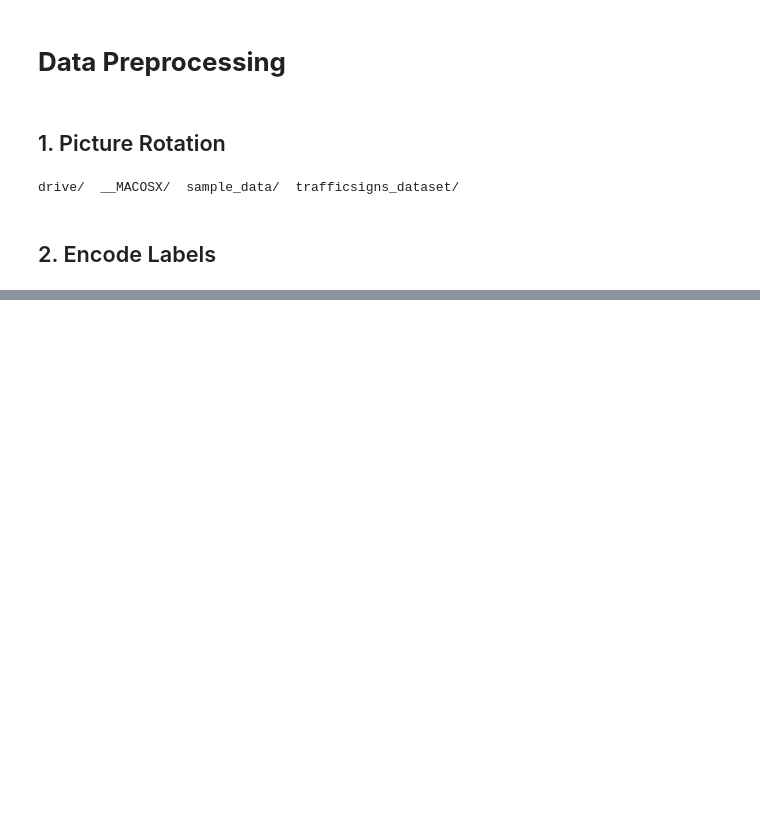
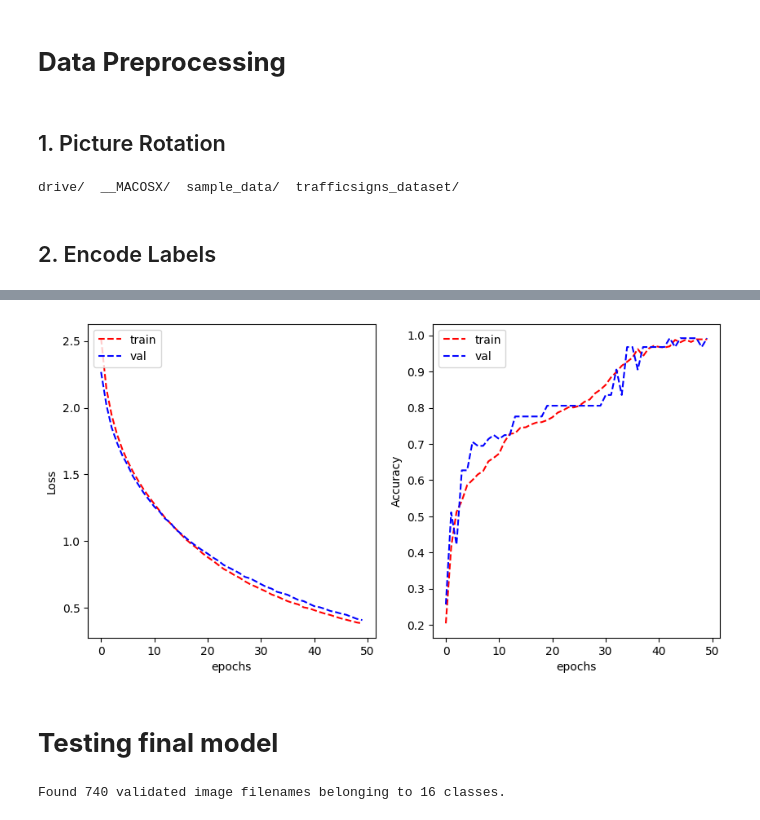
Before and after one commit to Faith927/BelgiumTS-Classification, a Jupyter notebook: A2_TrafficSigns.ipynb, the cells around one changed output, grey strips where cells are left out. Cells and saved outputs as stored; diff of their text form; code cells hidden in the pictures; blank space fills up the shorter version.

```diff
--- a/A2_TrafficSigns.ipynb
+++ b/A2_TrafficSigns.ipynb
@@ -321,0 +300,14 @@ plt.imshow(X[200])
+# %%
+model = tf.keras.Sequential([
+    # Apply augmentation buy adding it to model layer
+    rotator_flipper,
+    tf.keras.layers.Flatten(input_shape=(28,28,3)),
+    tf.keras.layers.Dense(256, activation='sigmoid'),
+    tf.keras.layers.Dense(16)
+])
+model.compile(optimizer='SGD',
+              loss=tf.keras.losses.CategoricalCrossentropy(from_logits=True),
+              metrics=['categorical_accuracy'])
+# %%
+train_data['label'] = train_data['label'].astype('str')
+val_data['label'] = val_data['label'].astype('str')
@@ -321,0 +342,2 @@ plt.imshow(X[200])
+# %%
+history = model.fit_generator(train_generator, validation_data = validation_generator, epochs=50, verbose=0)
@@ -321,0 +346,45 @@ plt.imshow(X[200])
+# %%
+import matplotlib.pyplot as plt
+def plot_learning_curve(train_loss, val_loss, train_metric, val_metric, metric_name='Accuracy'):
+    plt.figure(figsize=(10,5))
+
+    plt.subplot(1,2,1)
+    plt.plot(train_loss, 'r--')
+    plt.plot(val_loss, 'b--')
+    plt.xlabel("epochs")
+    plt.ylabel("Loss")
+    plt.legend(['train', 'val'], loc='upper left')
+
+    plt.subplot(1,2,2)
+    plt.plot(train_metric, 'r--')
+    plt.plot(val_metric, 'b--')
+    plt.xlabel("epochs")
+    plt.ylabel(metric_name)
+    plt.legend(['train', 'val'], loc='upper left')
+
+    plt.show()
+# %%
+plot_learning_curve(history.history['loss'], history.history['val_loss'],
+                    history.history['categorical_accuracy'], history.history['val_categorical_accuracy'],
+                    metric_name='Accuracy')
+# %% [output]
+[figure, added]
+# %% [markdown]
+# **Testing final model**
+# %%
+test_data['label'] = test_data['label'].astype('str')
+
+test_datagen = ImageDataGenerator(rescale=1./255, data_format='channels_last')
+
+batch_size = 1
+
+test_generator = test_datagen.flow_from_dataframe(
+        dataframe=test_data,
+        directory='./',
+        x_col="image name",
+        y_col="label",
+        target_size=(32, 32),
+        batch_size=batch_size,
+        class_mode='categorical')
+# %% [output]
+Found 740 validated image filenames belonging to 16 classes.
```
Also changed, not shown: parts of 24 cells of this notebook.
